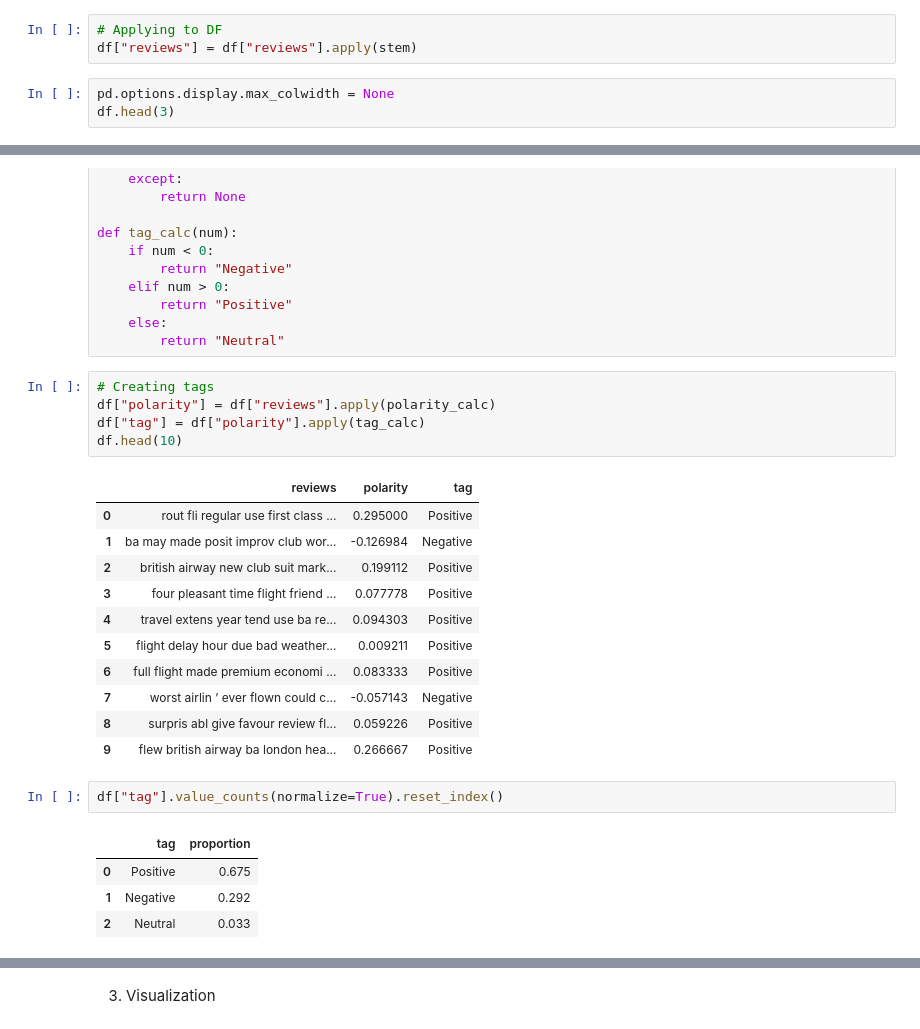
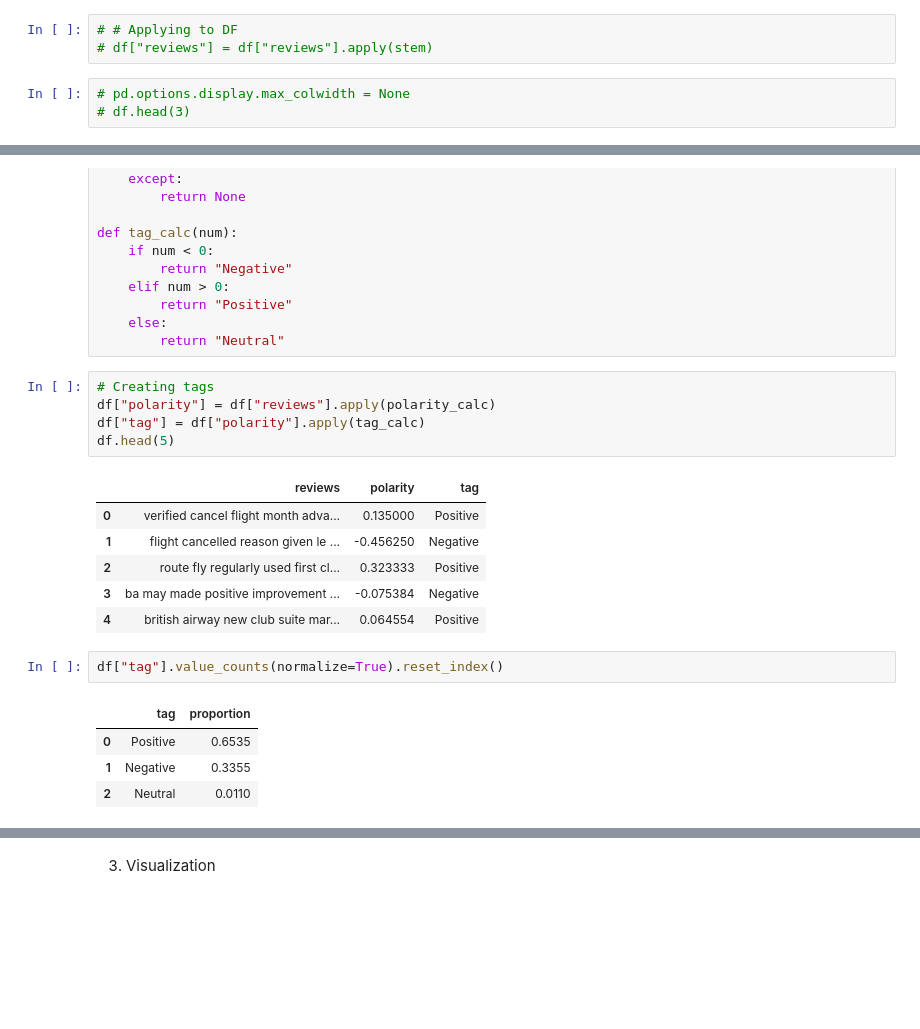
Before and after one commit to qemhal14/british-airways-analysis-prediction, a Jupyter notebook: web_scrap_cusrev_analysis.ipynb.ipynb, the cells around one changed output, grey strips where cells are left out. Cells and saved outputs as stored; diff of their text form; blank space fills up the shorter version.

```diff
--- a/web_scrap_cusrev_analysis.ipynb.ipynb
+++ b/web_scrap_cusrev_analysis.ipynb.ipynb
@@ -493,8 +494,8 @@ def stem(text):
     stemmed_word = [snowball_stemmer.stem(word) for sent in nltk.sent_tokenize(text)for word in nltk.word_tokenize(sent)]
     return " ".join(stemmed_word)
 # %%
-# Applying to DF
-df["reviews"] = df["reviews"].apply(stem)
+# # Applying to DF
+# df["reviews"] = df["reviews"].apply(stem)
 # %%
-pd.options.display.max_colwidth = None
-df.head(3)
+# pd.options.display.max_colwidth = None
+# df.head(3)
@@ -573,27 +569,22 @@ def tag_calc(num):
 # %%
 # Creating tags
 df["polarity"] = df["reviews"].apply(polarity_calc)
 df["tag"] = df["polarity"].apply(tag_calc)
-df.head(10)
+df.head(5)
 # %% [output]
 |  | reviews | polarity | tag |
-| 0 | rout fli regular use first class ... | 0.295000 | Positive |
-| 1 | ba may made posit improv club wor... | -0.126984 | Negative |
-| 2 | british airway new club suit mark... | 0.199112 | Positive |
-| 3 | four pleasant time flight friend ... | 0.077778 | Positive |
-| 4 | travel extens year tend use ba re... | 0.094303 | Positive |
-| 5 | flight delay hour due bad weather... | 0.009211 | Positive |
-| 6 | full flight made premium economi ... | 0.083333 | Positive |
-| 7 | worst airlin ’ ever flown could c... | -0.057143 | Negative |
-| 8 | surpris abl give favour review fl... | 0.059226 | Positive |
-| 9 | flew british airway ba london hea... | 0.266667 | Positive |
+| 0 | verified cancel flight month adva... | 0.135000 | Positive |
+| 1 | flight cancelled reason given le ... | -0.456250 | Negative |
+| 2 | route fly regularly used first cl... | 0.323333 | Positive |
+| 3 | ba may made positive improvement ... | -0.075384 | Negative |
+| 4 | british airway new club suite mar... | 0.064554 | Positive |
 # %%
 df["tag"].value_counts(normalize=True).reset_index()
 # %% [output]
 |  | tag | proportion |
-| 0 | Positive | 0.675 |
-| 1 | Negative | 0.292 |
-| 2 | Neutral | 0.033 |
+| 0 | Positive | 0.6535 |
+| 1 | Negative | 0.3355 |
+| 2 | Neutral | 0.0110 |
 # %%
 # Top 20 frequent word for positive sentiment
 freq_word_postive = freq_check(df["reviews"].where(df["tag"] == "Positive"))
```
Also changed, not shown: parts of 36 cells of this notebook.
